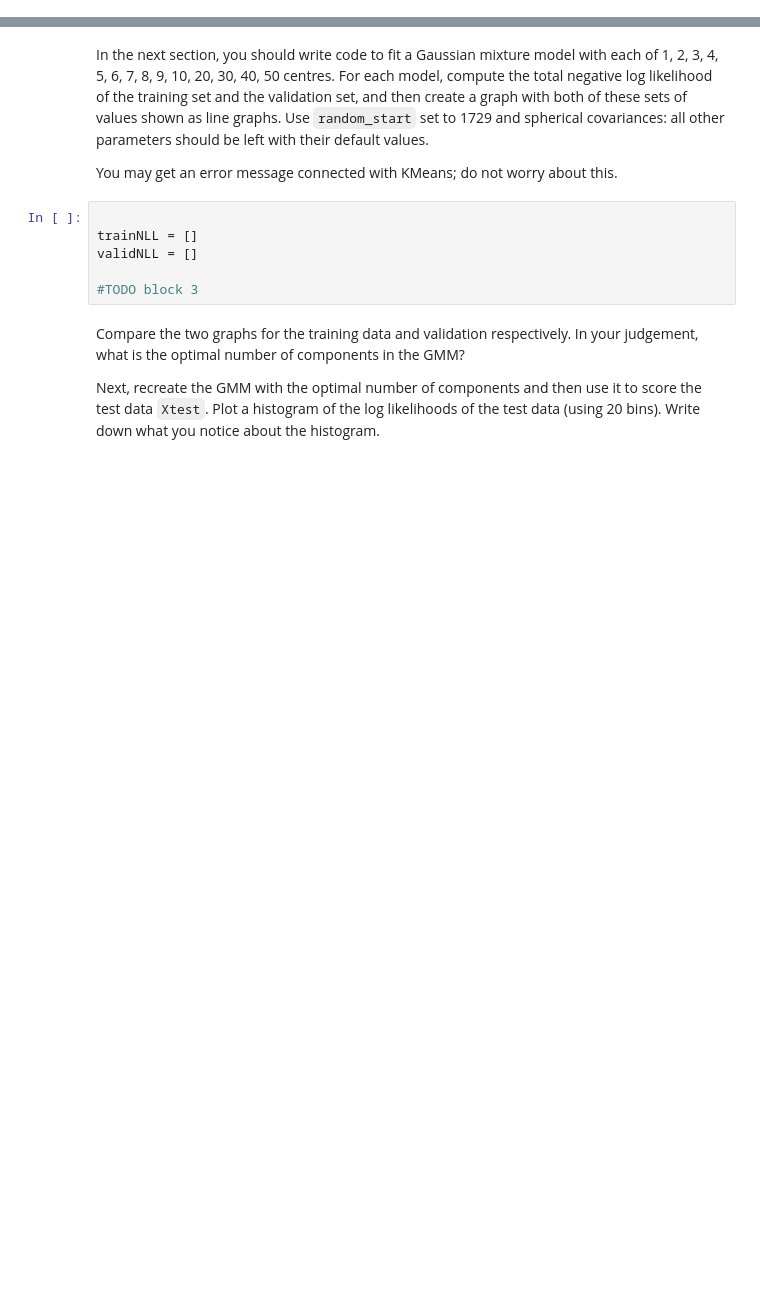
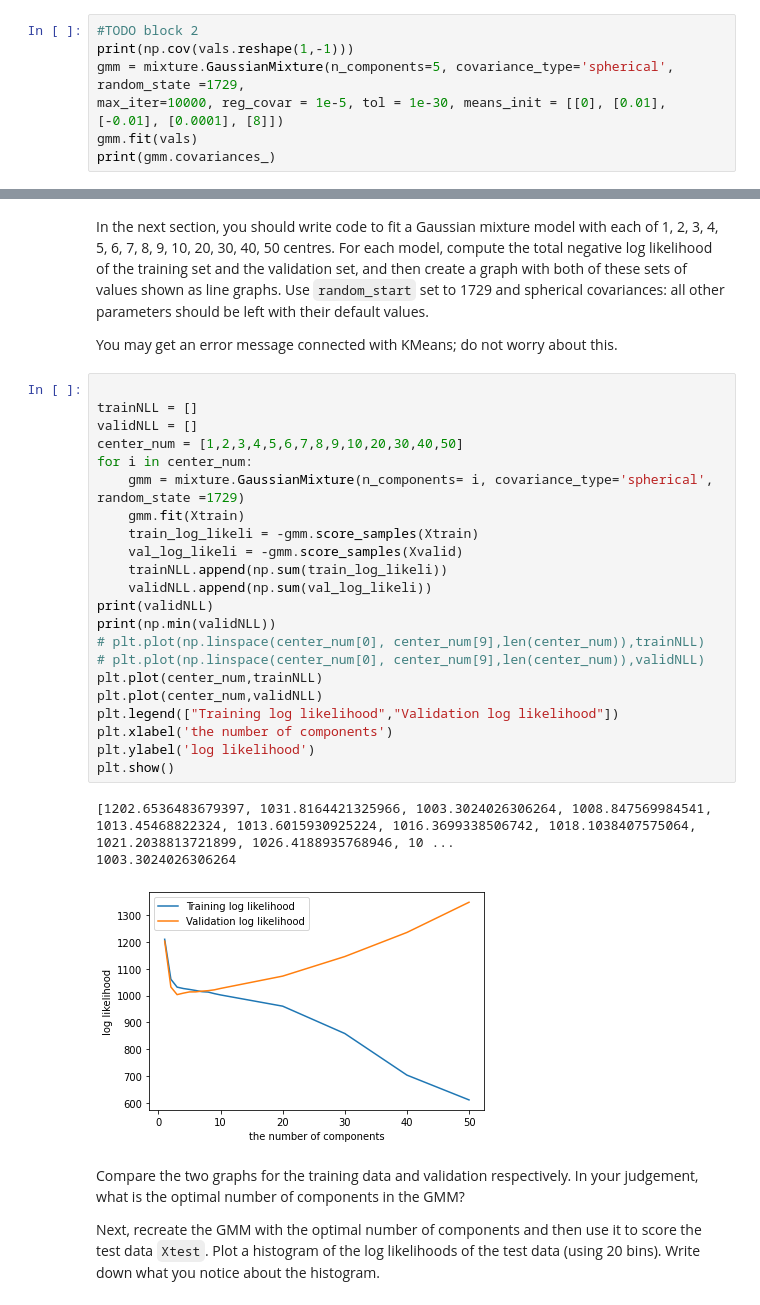
Before and after one commit to Raynham/Advanced-Data-Dnalytics, a Jupyter notebook: week3/worksheet3.ipynb, the cells around one changed output, grey strips where cells are left out. Cells and saved outputs as stored; diff of their text form; blank space fills up the shorter version.

```diff
--- a/week3/worksheet3.ipynb
+++ b/week3/worksheet3.ipynb
@@ -57,0 +76,7 @@ You may find it helpful to consult the __[API for the GaussianMixture](https://s
+# %%
+#TODO block 2
+print(np.cov(vals.reshape(1,-1)))
+gmm = mixture.GaussianMixture(n_components=5, covariance_type='spherical', random_state =1729,
+max_iter=10000, reg_covar = 1e-5, tol = 1e-30, means_init = [[0], [0.01], [-0.01], [0.0001], [8]])
+gmm.fit(vals)
+print(gmm.covariances_)
@@ -78,12 +107,32 @@ Xtest = Xtest[0:201, 1:5]
 In the next section, you should write code to fit a Gaussian mixture model with each of 1, 2, 3, 4, 5, 6, 7, 8, 9, 10, 20, 30, 40, 50 centres. For each model, compute the total negative log likelihood of the training set and the validation set, and then create a graph with both of these sets of values shown as line graphs. Use `random_start` set to 1729 and spherical covariances: all other parameters should be left with their default values.
 
 You may get an error message connected with KMeans; do not worry about this.
-# %%
-
-trainNLL = []
-validNLL = []
-
-#TODO block 3
+# %%
+
+trainNLL = []
+validNLL = []
+center_num = [1,2,3,4,5,6,7,8,9,10,20,30,40,50]
+for i in center_num:
+    gmm = mixture.GaussianMixture(n_components= i, covariance_type='spherical', random_state =1729)
+    gmm.fit(Xtrain)
+    train_log_likeli = -gmm.score_samples(Xtrain)
+    val_log_likeli = -gmm.score_samples(Xvalid)
+    trainNLL.append(np.sum(train_log_likeli))
+    validNLL.append(np.sum(val_log_likeli))
+print(validNLL)
+print(np.min(validNLL))
+# plt.plot(np.linspace(center_num[0], center_num[9],len(center_num)),trainNLL)
+# plt.plot(np.linspace(center_num[0], center_num[9],len(center_num)),validNLL)
+plt.plot(center_num,trainNLL)
+plt.plot(center_num,validNLL)
+plt.legend(["Training log likelihood","Validation log likelihood"])
+plt.xlabel('the number of components')
+plt.ylabel('log likelihood')
+plt.show()
+# %% [output]
+[1202.6536483679397, 1031.8164421325966, 1003.3024026306264, 1008.847569984541, 1013.45468822324, 1013.6015930925224, 1016.3699338506742, 1018.1038407575064, 1021.2038813721899, 1026.4188935768946, 10 ...
+1003.3024026306264
+[figure, added]
 # %% [markdown]
 Compare the two graphs for the training data and validation respectively. In your judgement, what is the optimal number of components in the GMM?
 
```
Also changed, not shown: parts of 23 cells of this notebook.
